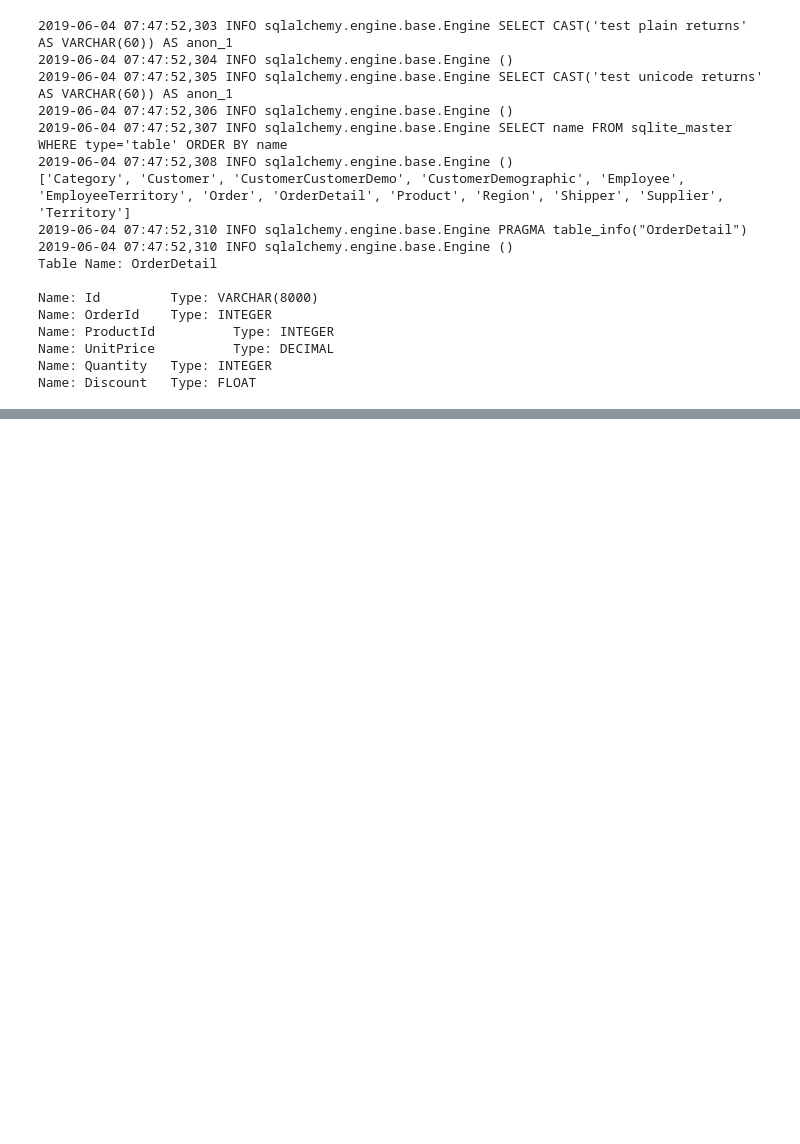
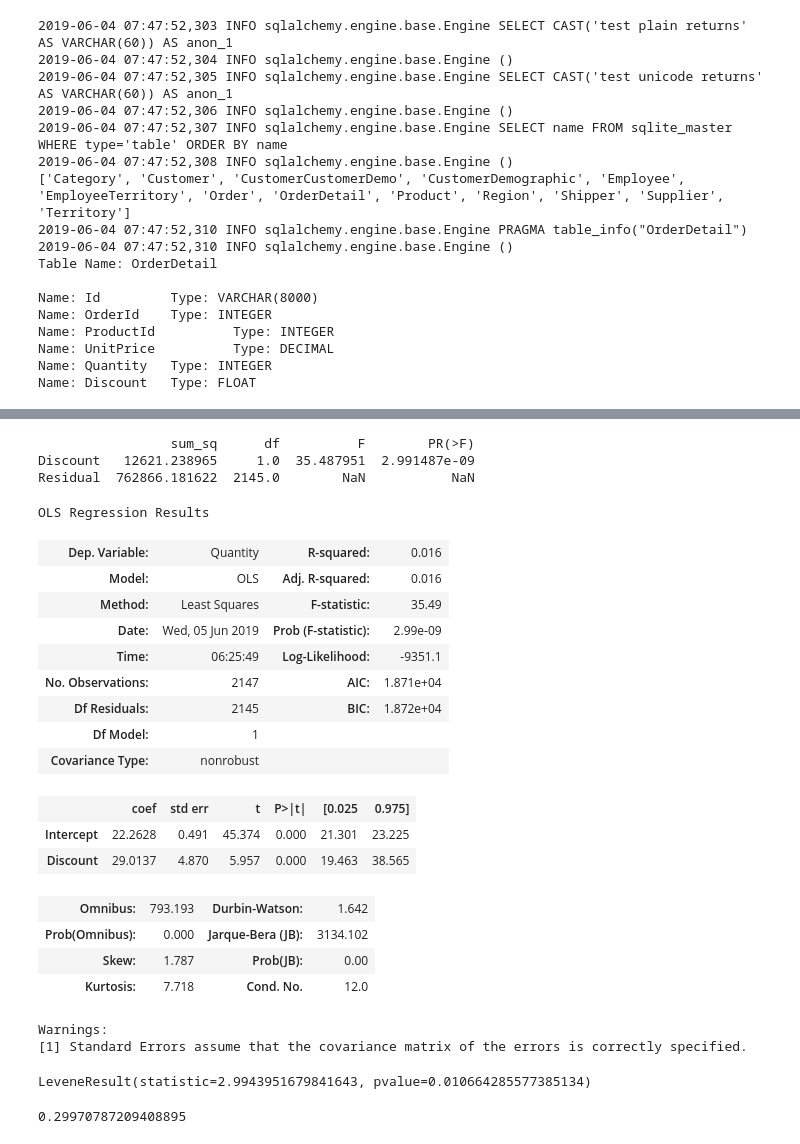
Before and after one commit to kristentaytok/dsc-2-final-project-online-ds-pt-021119, a Jupyter notebook: module2project.ipynb, the cells around one changed output, grey strips where cells are left out. Cells and saved outputs as stored; diff of their text form; code cells hidden in the pictures; blank space fills up the shorter version.

```diff
--- a/module2project.ipynb
+++ b/module2project.ipynb
@@ -158,0 +211,70 @@ array([0.  , 0.15, 0.05, 0.2 , 0.25, 0.1 , 0.02, 0.03, 0.04, 0.06, 0.01])
+# %%
+import statsmodels.api as sm
+from statsmodels.formula.api import ols
+anova = ols('Quantity ~ Discount', data = df_orderdetail).fit()
+table = sm.stats.anova_lm(anova, typ=2)
+print(table)
+anova.summary()
+#The overall effect of discount is seen in the "Discount" row of the ANOVA table: the sum_sq (sum of squares) is how much variance is explained by our model of Discount's effect on quantity of products ordered. Based on the high F value and low p-value (< 0.05), we can see that the current model (discount) explains a significant amount of variance and there is a high probability that this factor is influential. - https://pythonfordatascience.org/anova-python/ This can also be confirmed by the skewness and kurtosis in the summary, which factor into the JB calculation.
+#The diagnostics in the OLS regression summary help test our assumptions:
+#1. Jarque-Bera tests for normality: The null hypothesis for this test is that the data is normally distributed, and a small p-value with a large chi-square value means that you can reject the null hypothesis that the data is normally distributed. - https://www.statisticshowto.datasciencecentral.com/jarque-bera-test/ Fortunately, ANOVA is robust to data that violates the assumption of normality, especially when there is a large sample size and group sizes are approximately equal.
+#2. Omnibus tests the homogeneity of variance: The omnibus test is a likelihood-ratio chi-square test of the current model versus the null (in this case, intercept) model. The significance value of less than 0.05 indicates that the current model outperforms the null model. - https://www.ibm.com/support/knowledgecenter/en/SS3RA7_sub/modeler_tutorial_ddita/spss/tutorials/genlin_ships_omnibus.html. This can also be tested using Levene's test for homogeneity of variance, which is concerned with whether or not the variance of each group is significantly different (from one another).
+#3. Condition Number tests for multicolinearity: because this value is < 20, there is low multicolinearity - https://pythonfordatascience.org/anova-python/
+#The OLS summary also provides other useful information, such as the model's intercept (mean of the baseline group) and the coefficients (difference between the mean of the control group and the Discount group)
+# %% [output]
+                 sum_sq      df          F        PR(>F)
+Discount   12621.238965     1.0  35.487951  2.991487e-09
+Residual  762866.181622  2145.0        NaN           NaN
+OLS Regression Results
+| Dep. Variable: | Quantity | R-squared: | 0.016 |
+| Model: | OLS | Adj. R-squared: | 0.016 |
+| Method: | Least Squares | F-statistic: | 35.49 |
+| Date: | Wed, 05 Jun 2019 | Prob (F-statistic): | 2.99e-09 |
+| Time: | 06:25:49 | Log-Likelihood: | -9351.1 |
+| No. Observations: | 2147 | AIC: | 1.871e+04 |
+| Df Residuals: | 2145 | BIC: | 1.872e+04 |
+| Df Model: | 1 |  |  |
+| Covariance Type: | nonrobust |  |  |
+|  | coef | std err | t | P>|t| | [0.025 | 0.975] |
+| Intercept | 22.2628 | 0.491 | 45.374 | 0.000 | 21.301 | 23.225 |
+| Discount | 29.0137 | 4.870 | 5.957 | 0.000 | 19.463 | 38.565 |
+| Omnibus: | 793.193 | Durbin-Watson: | 1.642 |
+| Prob(Omnibus): | 0.000 | Jarque-Bera (JB): | 3134.102 |
+| Skew: | 1.787 | Prob(JB): | 0.00 |
+| Kurtosis: | 7.718 | Cond. No. | 12.0 |
+Warnings:
+[1] Standard Errors assume that the covariance matrix of the errors is correctly specified.
+# %%
+#Levine's test: This test is a better way to test for homogeneity of variance because: 1. it is more robust in cases where the data is not normally distributed and 2. it tests the homogeneity of variance assumption for each level of the categorical variable (while the statsmodel diagnostic Omnibus test checks for homogeneity of variance across the whole dataset). - https://pythonfordatascience.org/anova-python/
+from scipy import stats
+stats.levene(df_orderdetail['Quantity'][df_orderdetail['Discount'] == 0.00],
+             df_orderdetail['Quantity'][df_orderdetail['Discount'] == 0.05],
+             df_orderdetail['Quantity'][df_orderdetail['Discount'] == 0.10],
+             df_orderdetail['Quantity'][df_orderdetail['Discount'] == 0.15],
+             df_orderdetail['Quantity'][df_orderdetail['Discount'] == 0.20],
+             df_orderdetail['Quantity'][df_orderdetail['Discount'] == 0.25])
+#With a p-value < 0.05, the test result is significant which indicates the groups do not have equal variances. This means that the assumption of homogeneity of variance is violated and we cannot have confidence in the omnibus F test results. To be more specific, we could not be confident that the observed mean differences were attributable to the conditions of each group or if those differences were attributable to individual by treatment interaction effects (also called a subject by treatment interaction). However, the relatively equal group sizes helps make the ANOVA test and resulting F-statistic more robust in cases of (i.e., less sensitive to the effects of) violations to this assumption and corrections are not necessary.
+# %% [output]
+LeveneResult(statistic=2.9943951679841643, pvalue=0.010664285577385134)
+# %%
+#calculate effect size
+control = df_orderdetail[df_orderdetail['Discount']==0]['Quantity']
+experimental = df_orderdetail[df_orderdetail['Discount']!=0]['Quantity']
+
+def Cohen_d(group1, group2):
+
+    diff = group1.mean() - group2.mean()
+    n1, n2 = len(group1), len(group2)
+    var1 = group1.var()
+    var2 = group2.var()
+    # Calculate the pooled threshold
+    pooled_var = (n1 * var1 + n2 * var2) / (n1 + n2)
+    # Calculate Cohen's d statistic
+    d = diff / np.sqrt(pooled_var)
+    return abs(d)
+
+Cohen_d(experimental, control)
+
+#Interpration of Cohen's D: Small effect = 0.2, medium effect = 0.5, large effect = 0.8
+# %% [output]
+0.29970787209408895
```
Also changed, not shown: parts of 15 cells of this notebook.
